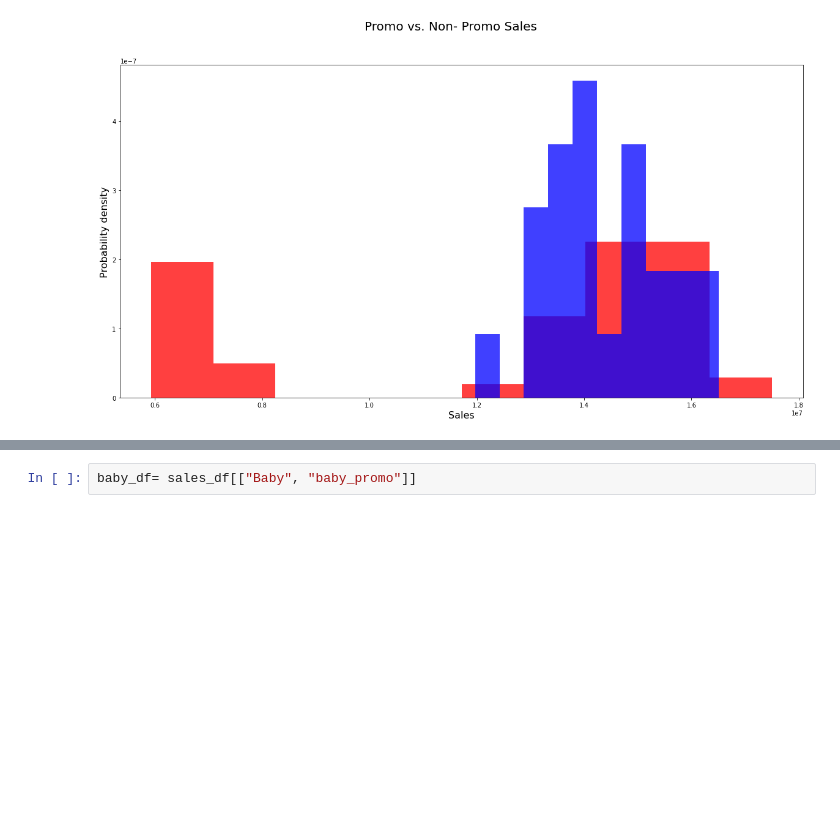
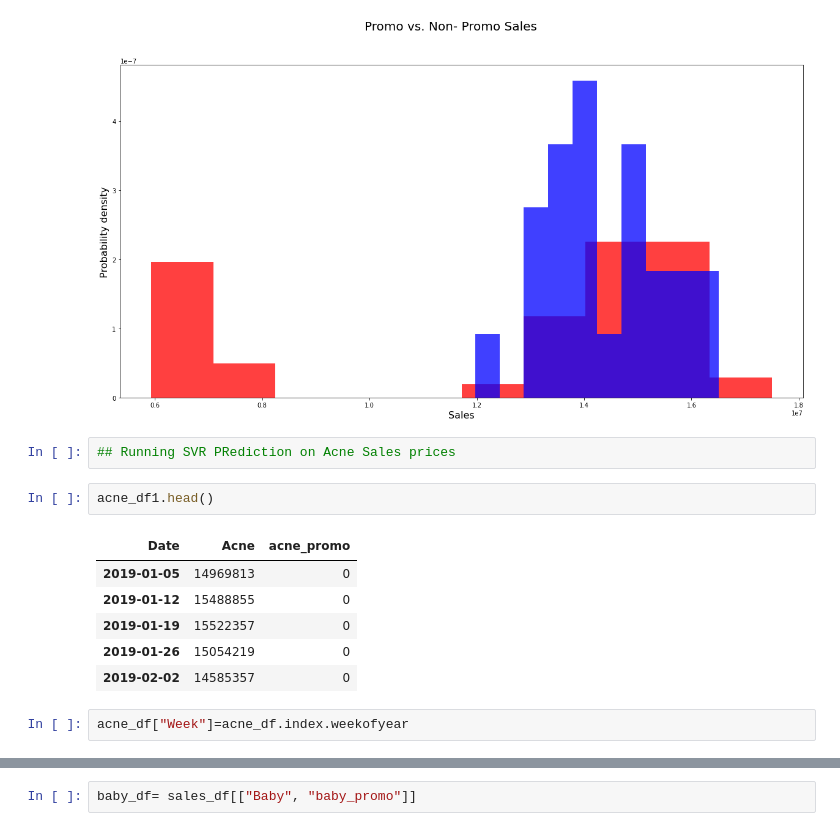
Before and after one commit to BenMcCright/Project_2, a Jupyter notebook: Proj_2_draft.ipynb, the cells around one changed output, grey strips where cells are left out. Drawn from its saved outputs; the diff is of its cells as text; blank space fills up the shorter version.

```diff
--- a/Proj_2_draft.ipynb
+++ b/Proj_2_draft.ipynb
@@ -229,3 +231,16 @@ plt.ylabel("Probability density", fontsize= 16)
 plt.show()
 # %% [output]
 [figure]
+# %%
+## Running SVR PRediction on Acne Sales prices
+# %%
+acne_df1.head()
+# %% [output]
+| Date | Acne | acne_promo |
+| 2019-01-05 | 14969813 | 0 |
+| 2019-01-12 | 15488855 | 0 |
+| 2019-01-19 | 15522357 | 0 |
+| 2019-01-26 | 15054219 | 0 |
+| 2019-02-02 | 14585357 | 0 |
+# %%
+acne_df["Week"]=acne_df.index.weekofyear
```
Also changed, not shown: parts of 17 cells of this notebook.
